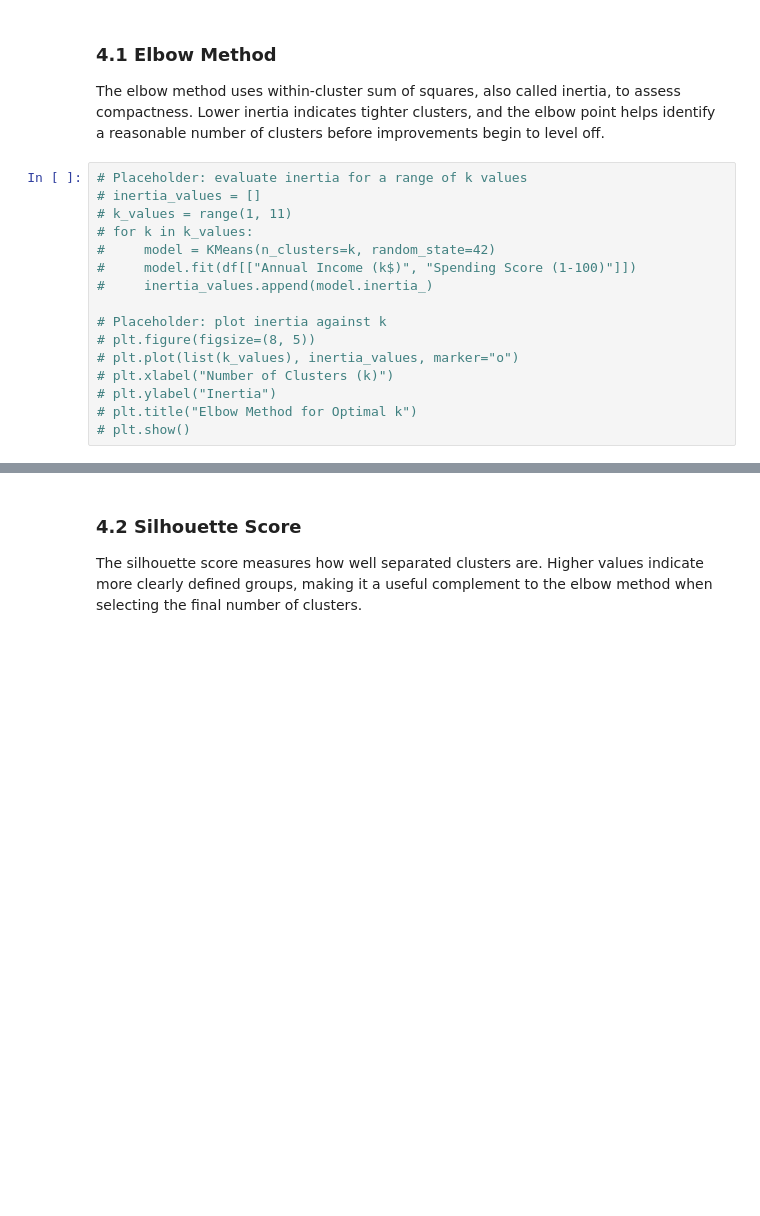
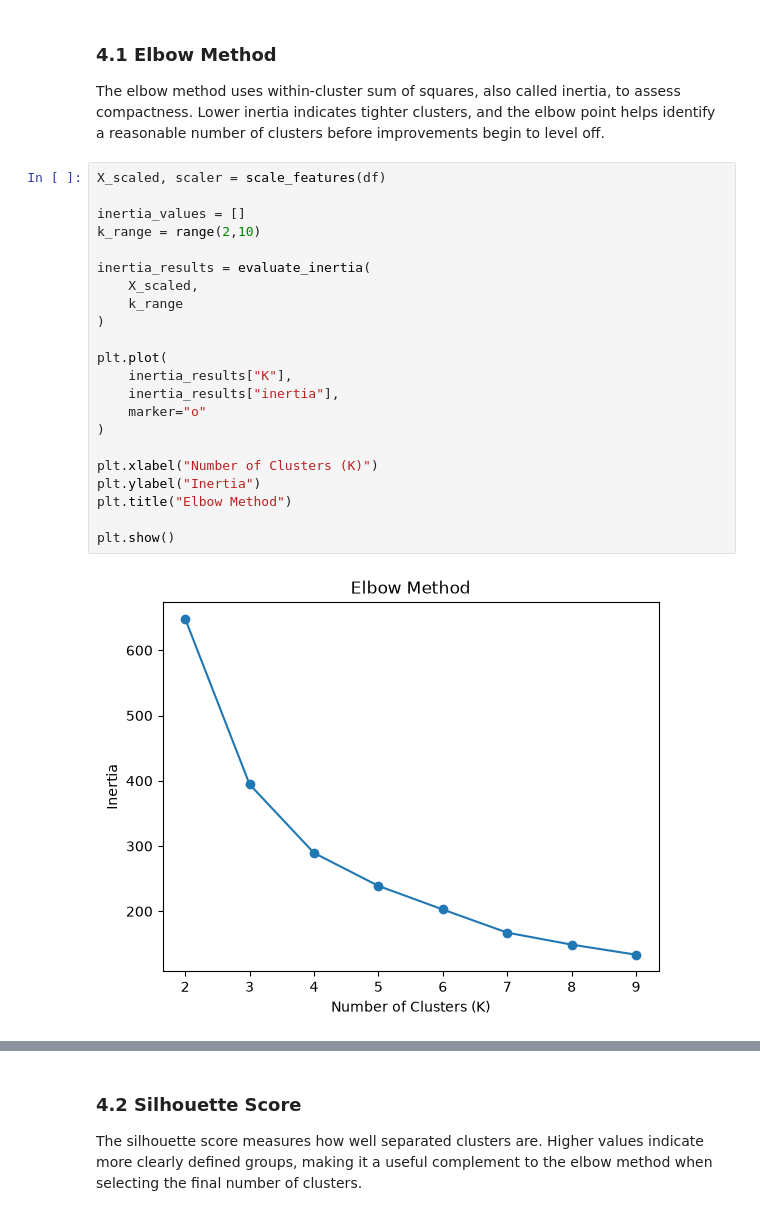
Before and after one commit to Nicho-Lie/Customer-Segmentation-using-K-Means-Clustering, a Jupyter notebook: notebooks/03_customer_segmentation.ipynb, the cells around one changed output, grey strips where cells are left out. Cells and saved outputs as stored; diff of their text form; blank space fills up the shorter version.

Commit message:
notebook with results

```diff
--- a/notebooks/03_customer_segmentation.ipynb
+++ b/notebooks/03_customer_segmentation.ipynb
@@ -40,18 +105,26 @@ This section evaluates candidate values of k so the final model is selected usin
 ### 4.1 Elbow Method
 The elbow method uses within-cluster sum of squares, also called inertia, to assess compactness. Lower inertia indicates tighter clusters, and the elbow point helps identify a reasonable number of clusters before improvements begin to level off.
 # %%
-# Placeholder: evaluate inertia for a range of k values
-# inertia_values = []
-# k_values = range(1, 11)
-# for k in k_values:
-#     model = KMeans(n_clusters=k, random_state=42)
-#     model.fit(df[["Annual Income (k$)", "Spending Score (1-100)"]])
-#     inertia_values.append(model.inertia_)
+X_scaled, scaler = scale_features(df)
 
-# Placeholder: plot inertia against k
-# plt.figure(figsize=(8, 5))
-# plt.plot(list(k_values), inertia_values, marker="o")
-# plt.xlabel("Number of Clusters (k)")
-# plt.ylabel("Inertia")
-# plt.title("Elbow Method for Optimal k")
-# plt.show()
+inertia_values = []
+k_range = range(2,10)
+
+inertia_results = evaluate_inertia(
+    X_scaled,
+    k_range
+)
+
+plt.plot(
+    inertia_results["K"],
+    inertia_results["inertia"],
+    marker="o"
+)
+
+plt.xlabel("Number of Clusters (K)")
+plt.ylabel("Inertia")
+plt.title("Elbow Method")
+
+plt.show()
+# %% [output]
+[figure, added]
```
Also changed, not shown: parts of 28 cells of this notebook, 2 other files.
